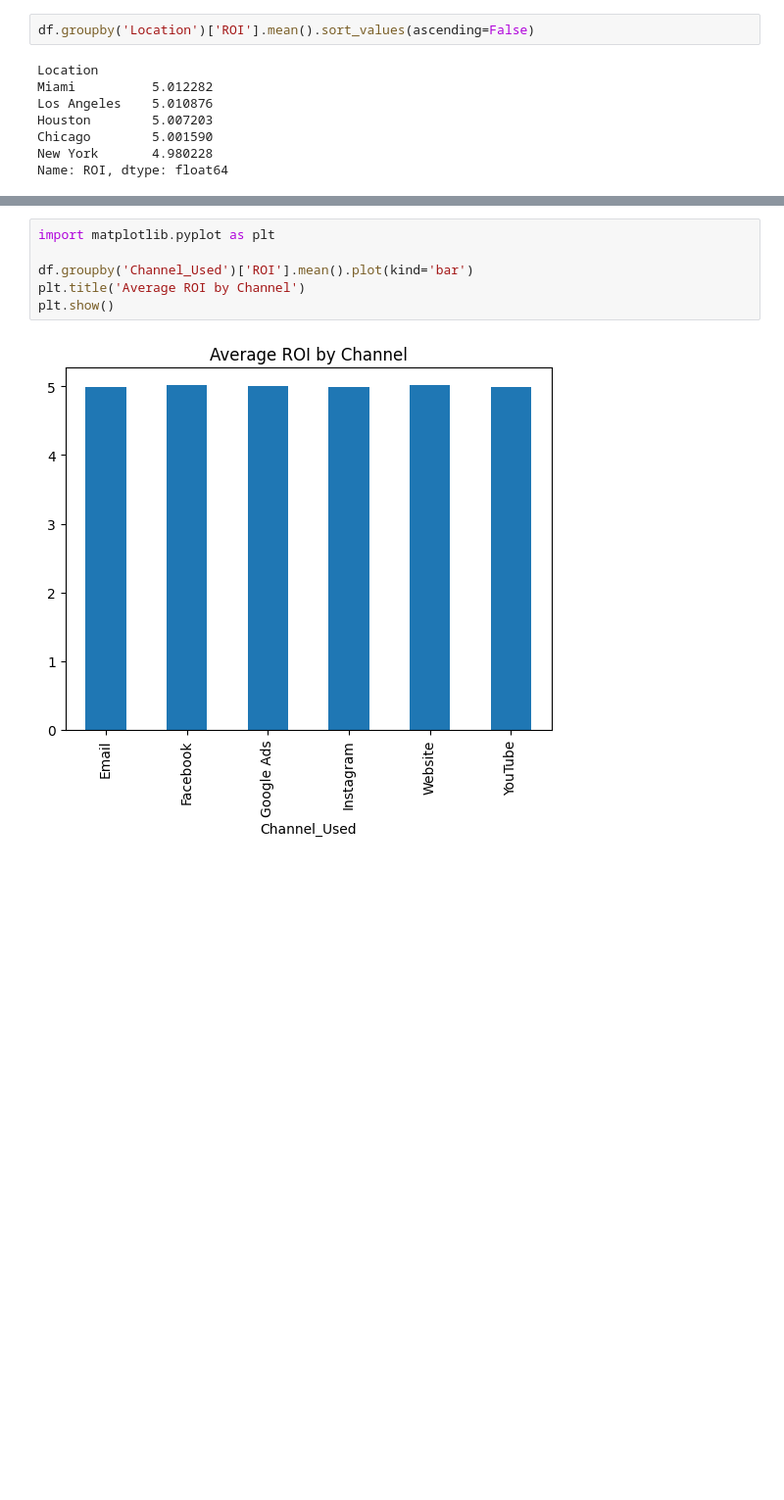
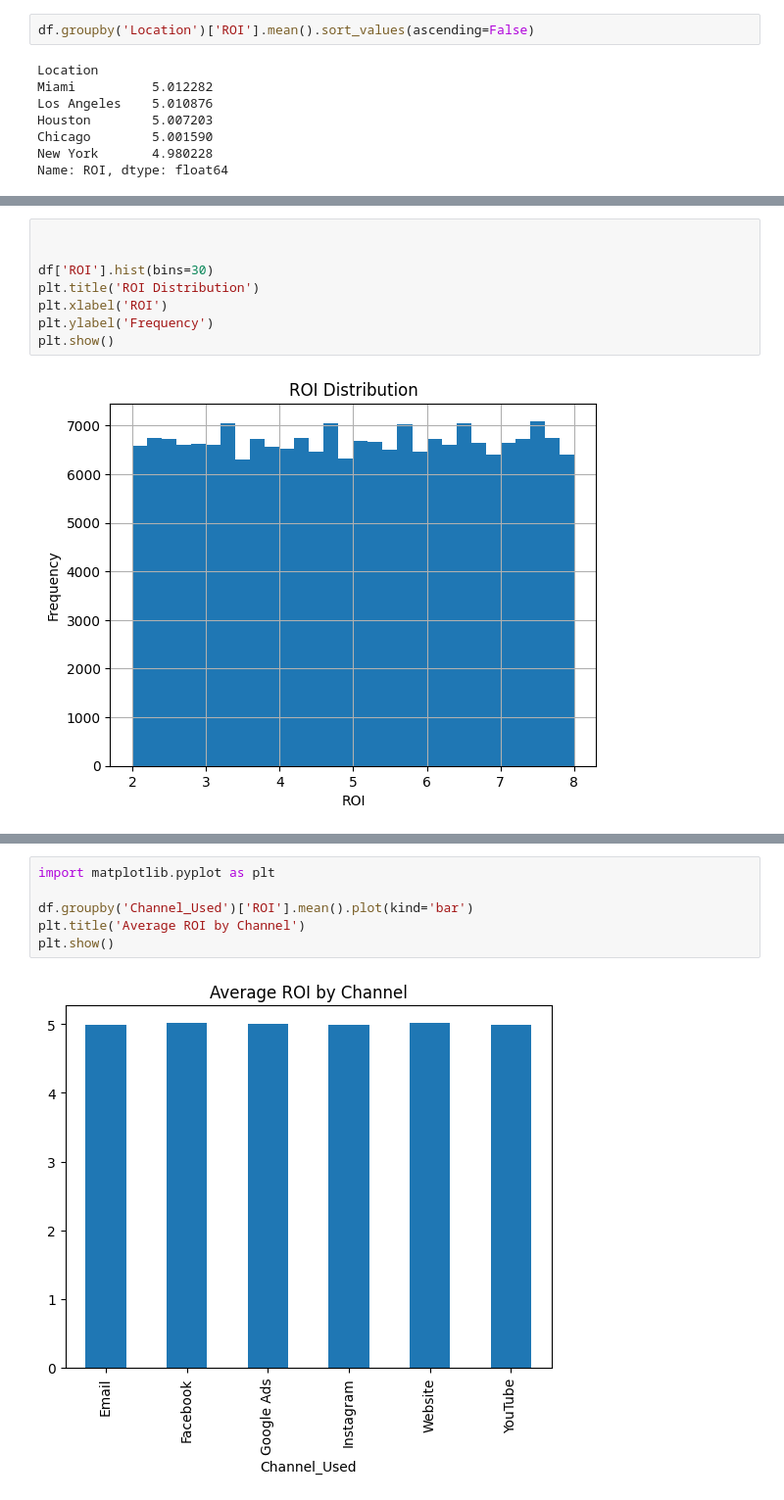
Before and after one commit to ap073/data_analytics_project1, a Jupyter notebook: notebooks/01_EDA.ipynb, the cells around one changed output, grey strips where cells are left out. Shown at 98% size. Cells and saved outputs as stored; diff of their text form; blank space fills up the shorter version.

```diff
--- a/notebooks/01_EDA.ipynb
+++ b/notebooks/01_EDA.ipynb
@@ -127,0 +160,10 @@ Name: ROI, dtype: float64
+# %%
+
+
+df['ROI'].hist(bins=30)
+plt.title('ROI Distribution')
+plt.xlabel('ROI')
+plt.ylabel('Frequency')
+plt.show()
+# %% [output]
+[figure, added]
```
Also changed, not shown: parts of 6 cells of this notebook.
